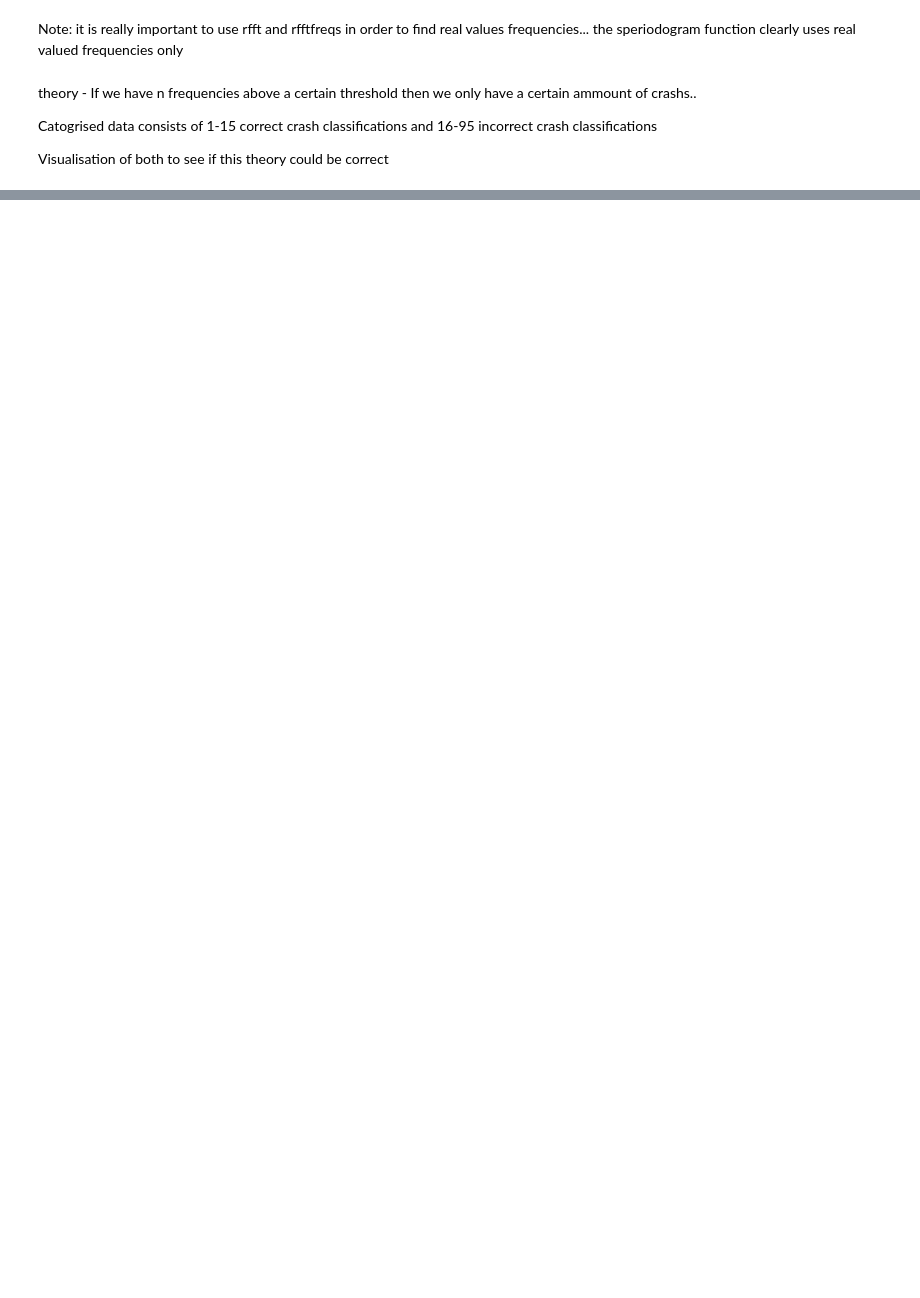
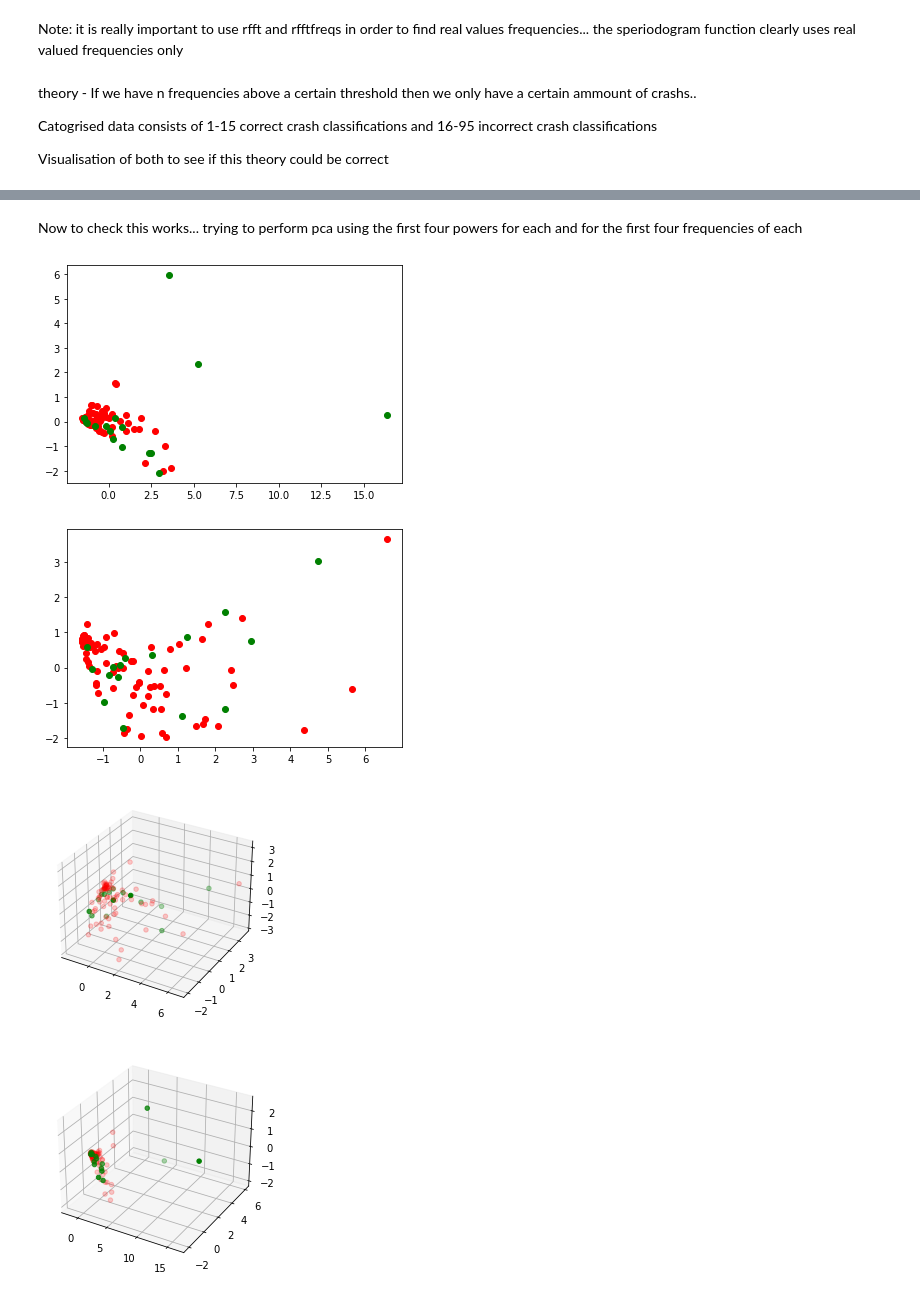
Before and after one commit to cwhite098/MDM3_Project1_Quartix, a Jupyter notebook: calllum_power_spectral_analysis.ipynb, the cells around one changed output, grey strips where cells are left out. Drawn from its saved outputs; the diff is of its cells as text; code cells hidden in the pictures; blank space fills up the shorter version.

```diff
--- a/calllum_power_spectral_analysis.ipynb
+++ b/calllum_power_spectral_analysis.ipynb
@@ -192,0 +213,69 @@ pediogram_plot(pediogram_data_mags_not_crash,fourier_freqs_mags_not_crash,'Perio
+# %% [markdown]
+Now to check this works... trying to perform pca using the first four powers for each and for the first four frequencies of each
+# %%
+from sklearn.preprocessing import StandardScaler
+
+
+#extracting and calibrating the data
+
+all_tilt_timeseries = get_tilt_timeseries(cat_data)
+all_tilt_timeseries = calibrate_remove_z(all_tilt_timeseries)
+
+#get lables
+labels = np.array(get_labels(cat_data))
+crash_ref = labels.nonzero()
+nocrash_refs = (-1*(labels-1)).nonzero()
+
+#creating a nested list of all periodogram data
+max_periodogram_vals = []
+max_frequency_vals = []
+
+for i in range(len(all_tilt_timeseries)):
+    periodogram_vals, frequency_vals = periodogram_feauture_extractor(all_tilt_timeseries[i],6)
+    max_periodogram_vals.append(periodogram_vals)
+    max_frequency_vals.append(frequency_vals)
+
+
+#scaling the periodogram data
+scaler = StandardScaler()
+
+
+scaled_periodogram_data = scaler.fit_transform(max_periodogram_vals)
+
+#scaling frequency data
+scaled_frequency_data = scaler.fit_transform(max_frequency_vals)
+from sklearn.decomposition import PCA
+
+pca = PCA(n_components = 0.95)
+pca.fit(scaled_periodogram_data)
+periodogram_pca = pca.transform(scaled_periodogram_data)
+
+plt.figure(0)
+plt.scatter(periodogram_pca[nocrash_refs, 0], periodogram_pca[nocrash_refs, 1],color = 'red')
+plt.scatter(periodogram_pca[crash_ref, 0], periodogram_pca[crash_ref, 1],color = 'green')
+
+pca = PCA(n_components = 0.95)
+pca.fit(scaled_frequency_data)
+frequency_pca = pca.transform(scaled_frequency_data)
+
+plt.figure(1)
+plt.scatter(frequency_pca[nocrash_refs, 0], frequency_pca[nocrash_refs, 1],color = 'red')
+plt.scatter(frequency_pca[crash_ref, 0], frequency_pca[crash_ref, 1],color = 'green')
+
+fig = plt.figure(3)
+ax = fig.add_subplot(projection='3d')
+ax.scatter(frequency_pca[crash_ref, 0], frequency_pca[crash_ref, 1],frequency_pca[crash_ref, 2],color = 'green')
+ax.scatter(frequency_pca[nocrash_refs, 0], frequency_pca[nocrash_refs, 1],frequency_pca[nocrash_refs, 2],color = 'red',alpha = 0.2)
+
+fig = plt.figure(4)
+ax = fig.add_subplot(projection='3d')
+ax.scatter(periodogram_pca[crash_ref, 0], periodogram_pca[crash_ref, 1],periodogram_pca[crash_ref, 2],color = 'green')
+ax.scatter(periodogram_pca[nocrash_refs, 0], periodogram_pca[nocrash_refs, 1],periodogram_pca[nocrash_refs, 2],color = 'red',alpha = 0.2)
+
+
+plt.show()
+# %% [output]
+[figure, added]
+[figure, added]
+[figure, added]
+[figure, added]
```
Also changed, not shown: parts of 11 cells of this notebook.
